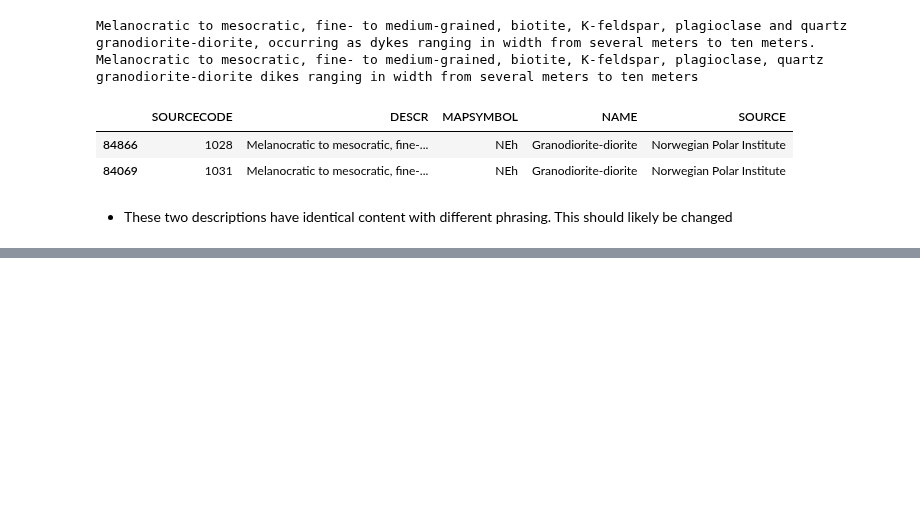
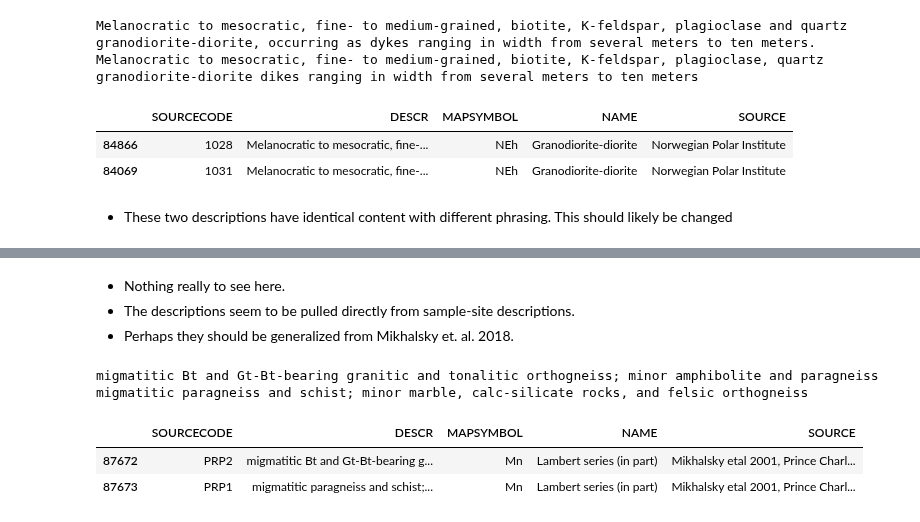
Before and after one commit to selkind/GeoMap, a Jupyter notebook: name_descr_investigation.ipynb, the cells around one changed output, grey strips where cells are left out. Saved outputs shown, nothing was run; the diff lists cells and outputs as text; code cells hidden in the pictures; blank space fills up the shorter version.

```diff
--- a/name_descr_investigation.ipynb
+++ b/name_descr_investigation.ipynb
@@ -974,0 +999,16 @@ Melanocratic to mesocratic, fine- to medium-grained, biotite, K-feldspar, plagio
+# %% [markdown]
+- Nothing really to see here.
+- The descriptions seem to be pulled directly from sample-site descriptions.
+- Perhaps they should be generalized from Mikhalsky et. al. 2018.
+# %%
+index = 32
+for i in name_descr_sets[index][1]["DESCR"]:
+    print(i)
+undifferentiated_til = create_src_descr_combos_by_name(name_descr_sets[index][0], data)
+display(undifferentiated_til)
+# %% [output]
+migmatitic Bt and Gt-Bt-bearing granitic and tonalitic orthogneiss; minor amphibolite and paragneiss
+migmatitic paragneiss and schist; minor marble, calc-silicate rocks, and felsic orthogneiss
+|  | SOURCECODE | DESCR | MAPSYMBOL | NAME | SOURCE |
+| 87672 | PRP2 | migmatitic Bt and Gt-Bt-bearing g... | Mn | Lambert series (in part) | Mikhalsky etal 2001, Prince Charl... |
+| 87673 | PRP1 | migmatitic paragneiss and schist;... | Mn | Lambert series (in part) | Mikhalsky etal 2001, Prince Charl... |
```
Also changed, not shown: parts of 12 cells of this notebook.
